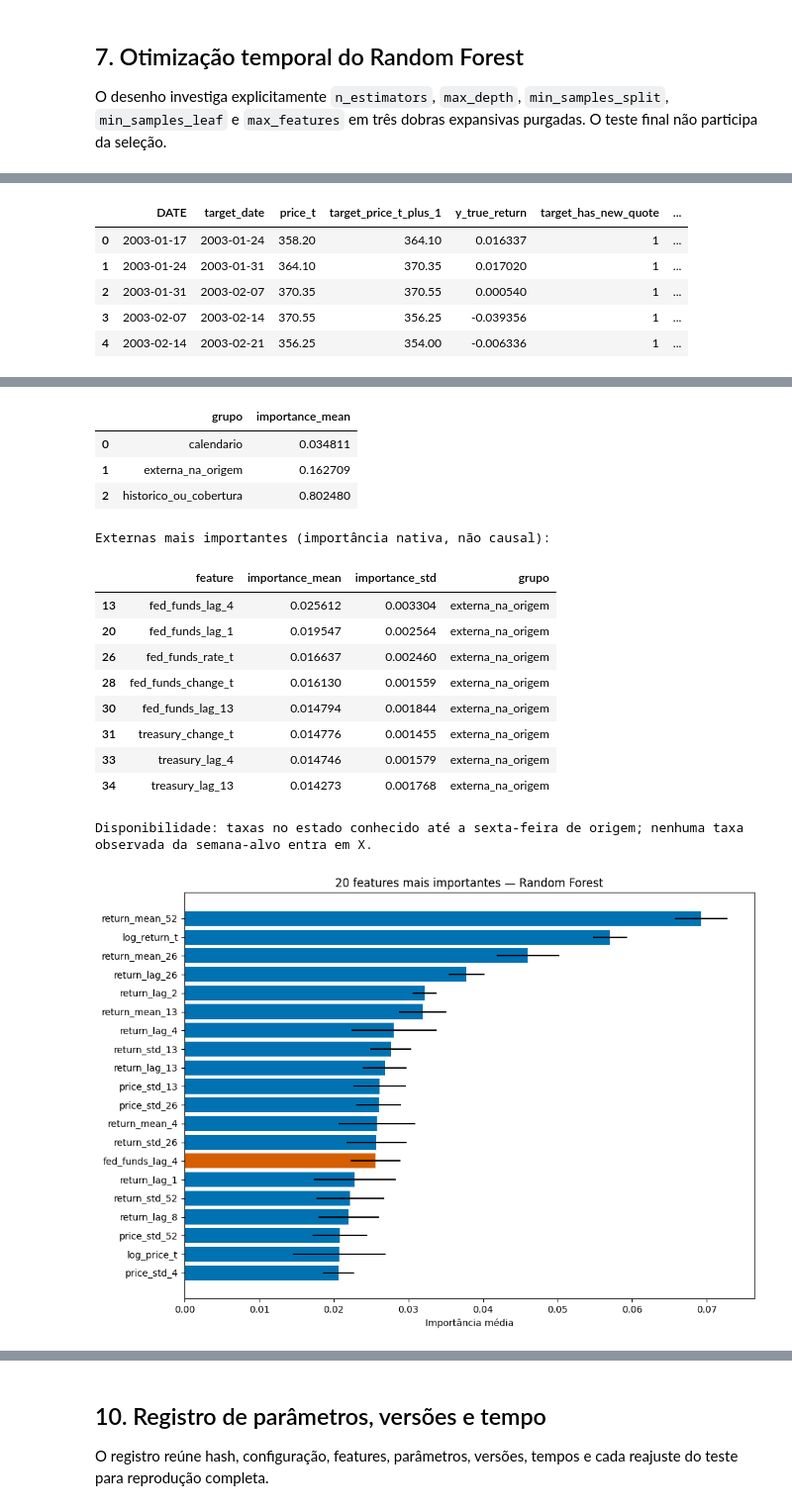
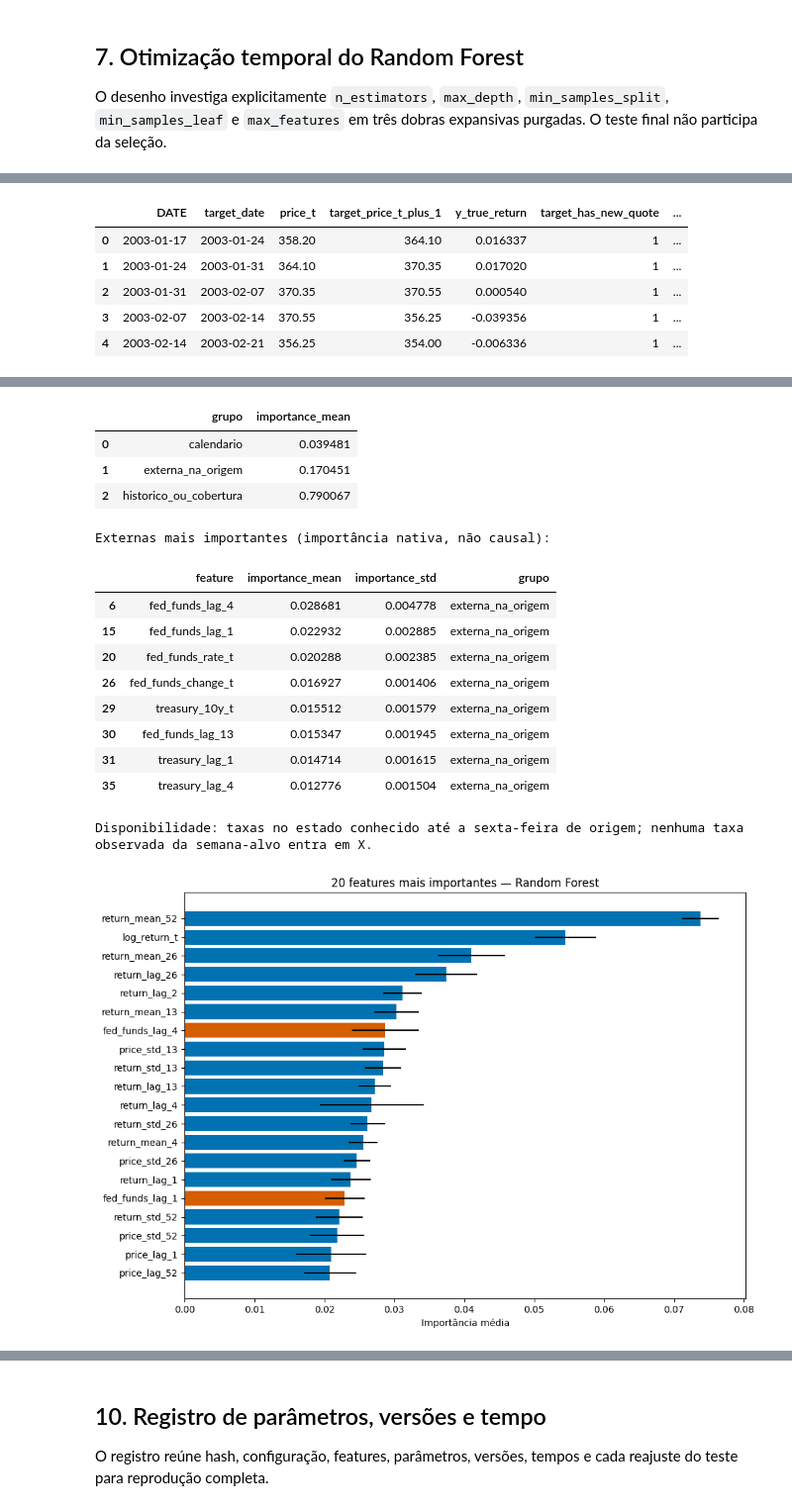
Before and after one commit to lemosriosl/TrabalhoDanielModelos, a Jupyter notebook: notebooks/base_05-grupo5_RF_retorno.ipynb, the cells around one changed output, grey strips where cells are left out. Shown at 99% size. Cells and saved outputs as stored; diff of their text form; code cells hidden in the pictures.

```diff
--- a/notebooks/base_05-grupo5_RF_retorno.ipynb
+++ b/notebooks/base_05-grupo5_RF_retorno.ipynb
@@ -360,18 +222,22 @@ split_index = int(len(model_df) * TRAIN_RATIO)
 first_test_origin = model_df.iloc[split_index].DATE
 train_df = model_df.iloc[:split_index].loc[lambda x: x.target_date < first_test_origin].reset_index(drop=True)
 test_df = model_df.iloc[split_index:].reset_index(drop=True)
-X_train, y_train = train_df[feature_columns], train_df[TARGET]
+training_df = selecionar_alvos_observados(train_df)
+X_train, y_train = training_df[feature_columns], training_df[TARGET]
 X_test, y_test = test_df[feature_columns], test_df[TARGET]
 assert train_df.target_date.max() < test_df.DATE.min()
 assert not set(derived_source_columns).intersection(feature_columns)
+assert 'target_has_new_quote' not in feature_columns
+assert training_df.target_has_new_quote.eq(1).all()
 
 def adf_row(name, series):
     result = adfuller(series.dropna(), autolag='AIC')
     return {'serie': name, 'estatistica': result[0], 'p_valor': result[1], 'lags': result[2]}
 display(pd.DataFrame({
-    'recorte': ['treino', 'teste'], 'linhas': [len(train_df), len(test_df)],
-    'inicio_origem': [train_df.DATE.min(), test_df.DATE.min()],
-    'fim_origem': [train_df.DATE.max(), test_df.DATE.max()],
+    'recorte': ['treino — grade', 'treino — alvos observados', 'teste — grade'],
+    'linhas': [len(train_df), len(training_df), len(test_df)],
+    'inicio_origem': [train_df.DATE.min(), training_df.DATE.min(), test_df.DATE.min()],
+    'fim_origem': [train_df.DATE.max(), training_df.DATE.max(), test_df.DATE.max()],
 }))
 display(pd.DataFrame([
     adf_row('log do preço semanal — treino', train_df.log_price_t),
@@ -409,7 +276,7 @@ candidates = [
     {'n_estimators': 250, 'max_depth': 6, 'min_samples_split': 10, 'min_samples_leaf': 3, 'max_features': .7},
     {'n_estimators': 250, 'max_depth': 12, 'min_samples_split': 5, 'min_samples_leaf': 2, 'max_features': .7},
 ]
-cv_splits = purged_time_series_splits(train_df.DATE, train_df.target_date, n_splits=3)
+cv_splits = purged_time_series_splits(training_df.DATE, training_df.target_date, n_splits=3)
 search_rows = []
 search_start = time.perf_counter()
 for candidate_id, params in enumerate(candidates, start=1):
@@ -466,7 +332,9 @@ for block_start in range(0, len(test_df), REFIT_EVERY):
     block_end = min(block_start + REFIT_EVERY, len(test_df))
     current_origin = test_df.iloc[block_start].DATE
     known_test = test_df.target_date <= current_origin
-    history = pd.concat([train_df, test_df.loc[known_test]], ignore_index=True)
+    history_all = pd.concat([train_df, test_df.loc[known_test]], ignore_index=True)
+    history = selecionar_alvos_observados(history_all)
+    assert history.target_has_new_quote.eq(1).all()
     model = RandomForestRegressor(**best_params, random_state=RANDOM_STATE, n_jobs=-1)
     fit_start = time.perf_counter()
     model.fit(history[feature_columns], history[TARGET])
@@ -475,13 +343,14 @@ for block_start in range(0, len(test_df), REFIT_EVERY):
     training_cutoff = history.target_date.max()
     training_cutoffs.extend([training_cutoff] * (block_end - block_start))
     fit_rows.append({
-        'origem_refit': current_origin, 'linhas_treino': len(history),
+        'origem_refit': current_origin, 'linhas_historico_revelado': len(history_all),
+        'linhas_alvos_observados': len(history),
         'inicio_bloco': block_start, 'fim_bloco_exclusivo': block_end,
         'fit_seconds': time.perf_counter() - fit_start,
     })
     importance_rows.append(model.feature_importances_)
 evaluation_seconds = time.perf_counter() - evaluation_start
-predictions = test_df[['DATE', 'target_date', 'price_t', 'target_price_t_plus_1', TARGET, 'target_has_new_quote']].copy()
+predictions = test_df[['DATE', 'target_date', 'price_t', 'target_price_t_plus_1', TARGET, 'target_has_new_quote', 'has_source_observation_t']].copy()
 predictions = predictions.rename(columns={TARGET: 'y_true_return'})
 predictions['y_pred_return_rf'] = np.asarray(prediction_values)
 predictions['model_refit_origin'] = prediction_refits
@@ -493,6 +362,7 @@ predictions['price_pred_persistence'] = predictions.price_t
 predictions['residual_return_rf'] = predictions.y_true_return - predictions.y_pred_return_rf
 predictions['residual_price_rf'] = predictions.target_price_t_plus_1 - predictions.price_pred_rf
 predictions['absolute_error_price_rf'] = predictions.residual_price_rf.abs()
+observed_predictions = predictions.loc[predictions.target_has_new_quote.eq(1)].copy()
 fit_log = pd.DataFrame(fit_rows)
 feature_importance = pd.DataFrame({
     'feature': feature_columns,
@@ -548,19 +418,19 @@ plt.tight_layout(); plt.show()
 |  | grupo | importance_mean |
-| 0 | calendario | 0.034811 |
-| 1 | externa_na_origem | 0.162709 |
-| 2 | historico_ou_cobertura | 0.802480 |
+| 0 | calendario | 0.039481 |
+| 1 | externa_na_origem | 0.170451 |
+| 2 | historico_ou_cobertura | 0.790067 |
 Externas mais importantes (importância nativa, não causal):
 |  | feature | importance_mean | importance_std | grupo |
-| 13 | fed_funds_lag_4 | 0.025612 | 0.003304 | externa_na_origem |
-| 20 | fed_funds_lag_1 | 0.019547 | 0.002564 | externa_na_origem |
-| 26 | fed_funds_rate_t | 0.016637 | 0.002460 | externa_na_origem |
-| 28 | fed_funds_change_t | 0.016130 | 0.001559 | externa_na_origem |
-| 30 | fed_funds_lag_13 | 0.014794 | 0.001844 | externa_na_origem |
-| 31 | treasury_change_t | 0.014776 | 0.001455 | externa_na_origem |
-| 33 | treasury_lag_4 | 0.014746 | 0.001579 | externa_na_origem |
-| 34 | treasury_lag_13 | 0.014273 | 0.001768 | externa_na_origem |
+| 6 | fed_funds_lag_4 | 0.028681 | 0.004778 | externa_na_origem |
+| 15 | fed_funds_lag_1 | 0.022932 | 0.002885 | externa_na_origem |
+| 20 | fed_funds_rate_t | 0.020288 | 0.002385 | externa_na_origem |
+| 26 | fed_funds_change_t | 0.016927 | 0.001406 | externa_na_origem |
+| 29 | treasury_10y_t | 0.015512 | 0.001579 | externa_na_origem |
+| 30 | fed_funds_lag_13 | 0.015347 | 0.001945 | externa_na_origem |
+| 31 | treasury_lag_1 | 0.014714 | 0.001615 | externa_na_origem |
+| 35 | treasury_lag_4 | 0.012776 | 0.001504 | externa_na_origem |
 Disponibilidade: taxas no estado conhecido até a sexta-feira de origem; nenhuma taxa observada da semana-alvo entra em X.
-[figure, old version]
+[figure, new version]
 # %%
 # Diagnóstico visual fora da amostra do melhor RF ajustado no retorno
 diagnostic_window = min(26, max(5, len(predictions) // 10))
```
Also changed, not shown: parts of 15 cells of this notebook, 5 other files.
